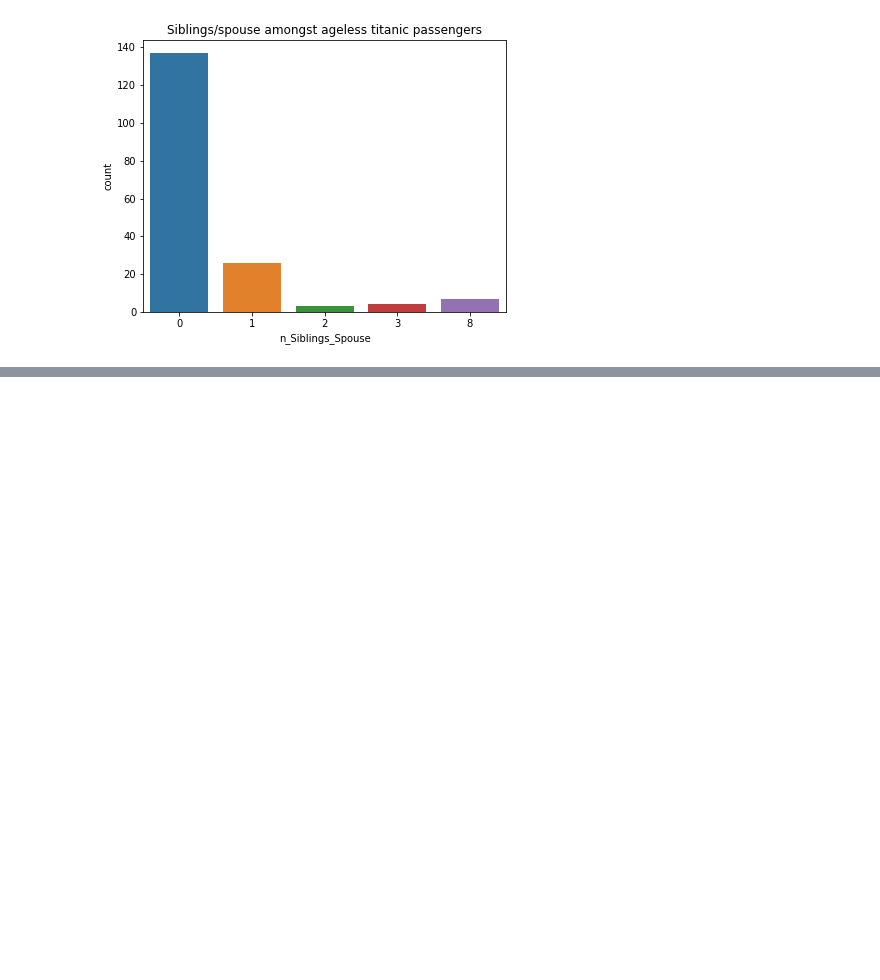
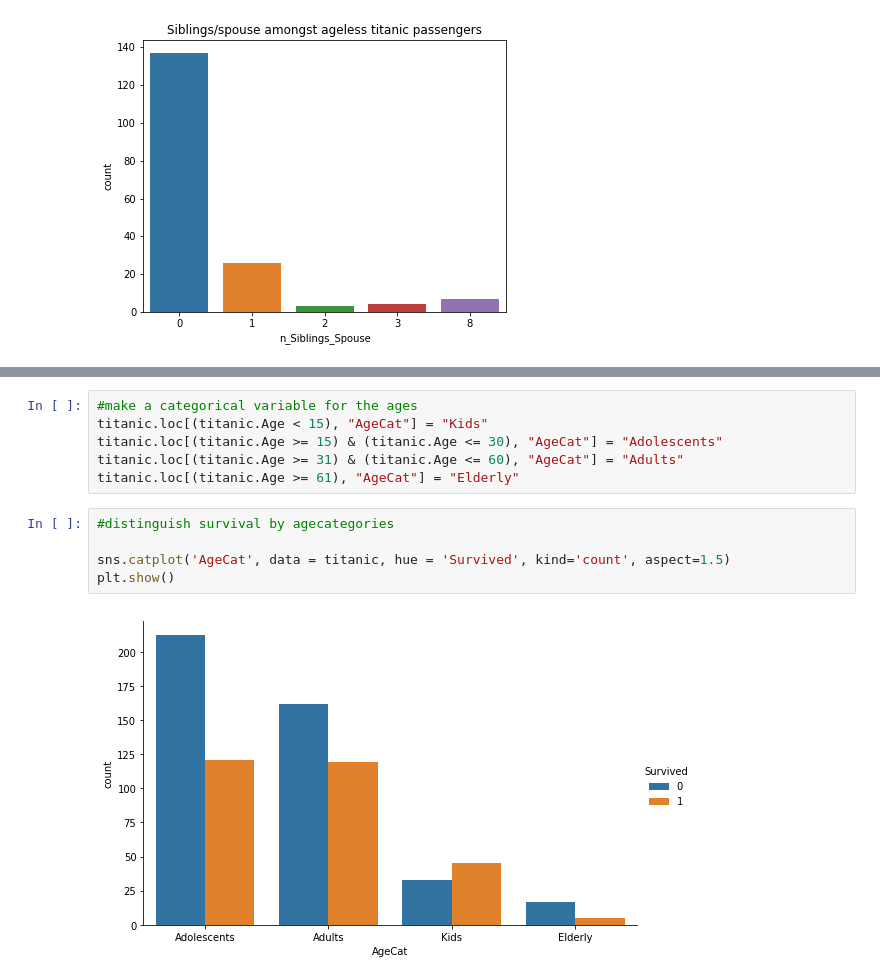
Before and after one commit to JJeroenjeroen/Titanic-Survival, a Jupyter notebook: Code/Titanic Exploratory Analysis.ipynb, the cells around one changed output, grey strips where cells are left out. Saved outputs shown, nothing was run; the diff lists cells and outputs as text; blank space fills up the shorter version.

```diff
--- a/Code/Titanic Exploratory Analysis.ipynb
+++ b/Code/Titanic Exploratory Analysis.ipynb
@@ -297,0 +328,13 @@ People seem to be slightly more on themselves compared to the full dataset. The
+# %%
+#make a categorical variable for the ages
+titanic.loc[(titanic.Age < 15), "AgeCat"] = "Kids"
+titanic.loc[(titanic.Age >= 15) & (titanic.Age <= 30), "AgeCat"] = "Adolescents"
+titanic.loc[(titanic.Age >= 31) & (titanic.Age <= 60), "AgeCat"] = "Adults"
+titanic.loc[(titanic.Age >= 61), "AgeCat"] = "Elderly"
+# %%
+#distinguish survival by agecategories
+
+sns.catplot('AgeCat', data = titanic, hue = 'Survived', kind='count', aspect=1.5)
+plt.show()
+# %% [output]
+[figure, added]
```
Also changed, not shown: parts of 16 cells of this notebook.
